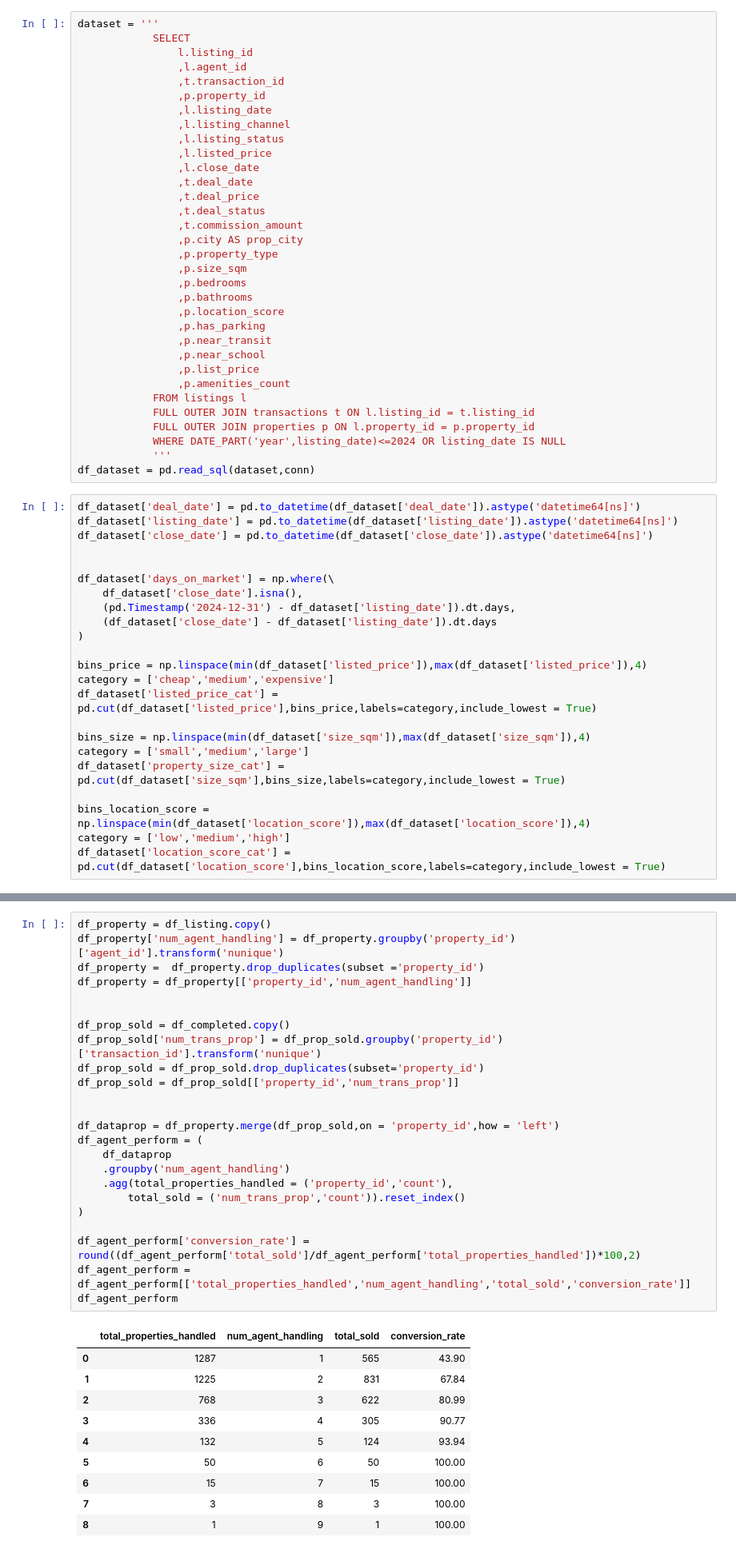
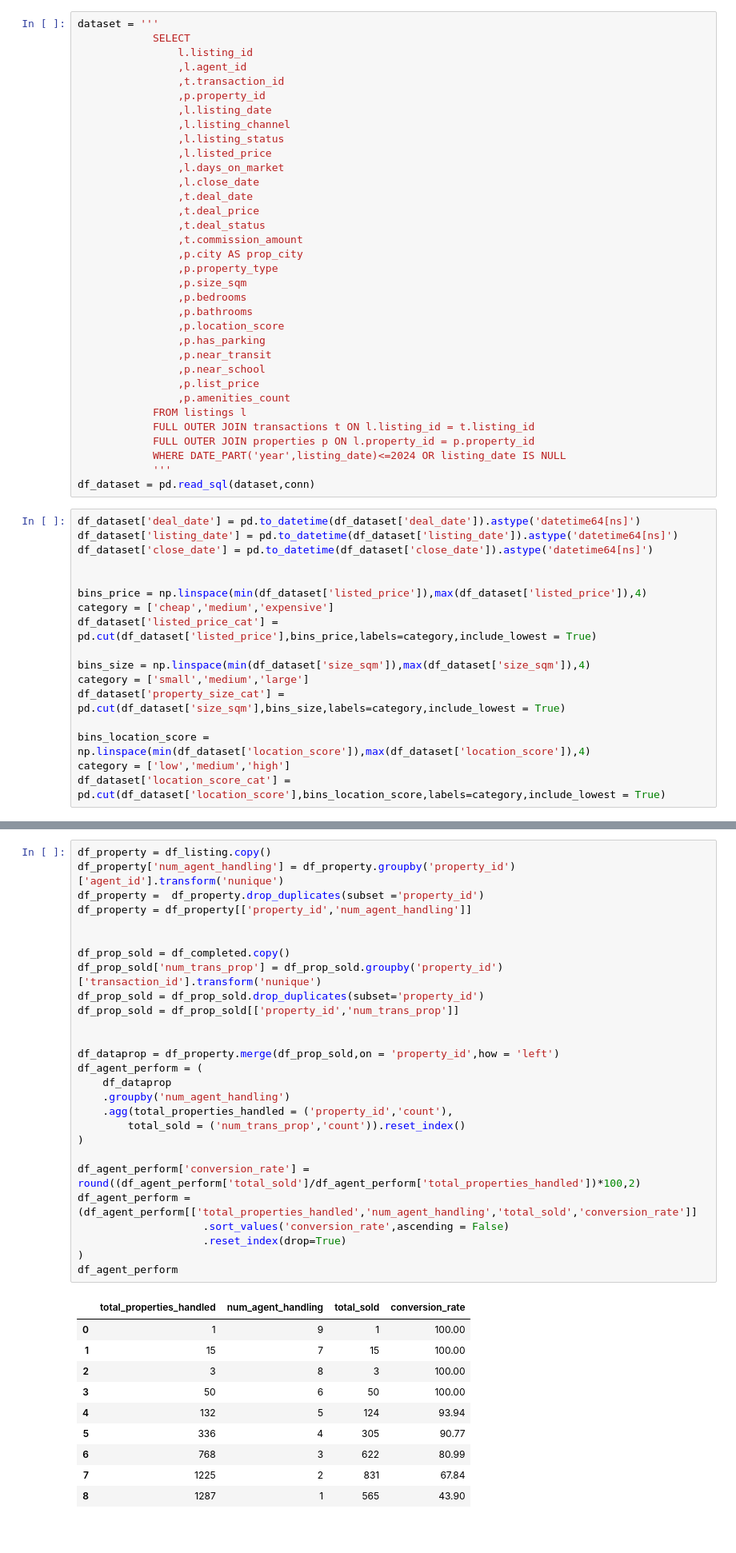
Before and after one commit to hlmtssilvia/Real_Estate_Analysis, a Jupyter notebook: Property And Listing Peformance.ipynb, the cells around one changed output, grey strips where cells are left out. Shown at 80% size. Cells and saved outputs as stored; diff of their text form.

```diff
--- a/Property And Listing Peformance.ipynb
+++ b/Property And Listing Peformance.ipynb
@@ -41,6 +40,7 @@ dataset = '''
                 ,l.listing_channel
                 ,l.listing_status
                 ,l.listed_price
+                ,l.days_on_market
                 ,l.close_date
                 ,t.deal_date
                 ,t.deal_price
@@ -68,12 +68,6 @@ df_dataset['deal_date'] = pd.to_datetime(df_dataset['deal_date']).astype('dateti
 df_dataset['listing_date'] = pd.to_datetime(df_dataset['listing_date']).astype('datetime64[ns]')
 df_dataset['close_date'] = pd.to_datetime(df_dataset['close_date']).astype('datetime64[ns]')
 
-
-df_dataset['days_on_market'] = np.where(\
-    df_dataset['close_date'].isna(),
-    (pd.Timestamp('2024-12-31') - df_dataset['listing_date']).dt.days,
-    (df_dataset['close_date'] - df_dataset['listing_date']).dt.days
-)
 
 bins_price = np.linspace(min(df_dataset['listed_price']),max(df_dataset['listed_price']),4)
 category = ['cheap','medium','expensive']
@@ -808,38 +856,41 @@ df_agent_perform
 # %%
 df_property = df_listing.copy()
 df_property['num_agent_handling'] = df_property.groupby('property_id')['agent_id'].transform('nunique')
 df_property =  df_property.drop_duplicates(subset ='property_id')
 df_property = df_property[['property_id','num_agent_handling']]
 
 
 df_prop_sold = df_completed.copy()
 df_prop_sold['num_trans_prop'] = df_prop_sold.groupby('property_id')['transaction_id'].transform('nunique')
 df_prop_sold = df_prop_sold.drop_duplicates(subset='property_id')
 df_prop_sold = df_prop_sold[['property_id','num_trans_prop']]
 
 
 df_dataprop = df_property.merge(df_prop_sold,on = 'property_id',how = 'left')
 df_agent_perform = (
     df_dataprop
     .groupby('num_agent_handling')
     .agg(total_properties_handled = ('property_id','count'),
         total_sold = ('num_trans_prop','count')).reset_index()
 )
 
 df_agent_perform['conversion_rate'] = round((df_agent_perform['total_sold']/df_agent_perform['total_properties_handled'])*100,2)
-df_agent_perform = df_agent_perform[['total_properties_handled','num_agent_handling','total_sold','conversion_rate']]
+df_agent_perform = (df_agent_perform[['total_properties_handled','num_agent_handling','total_sold','conversion_rate']]
+                    .sort_values('conversion_rate',ascending = False)
+                    .reset_index(drop=True)
+)
 df_agent_perform
 # %% [output]
 |  | total_properties_handled | num_agent_handling | total_sold | conversion_rate |
-| 0 | 1287 | 1 | 565 | 43.90 |
-| 1 | 1225 | 2 | 831 | 67.84 |
-| 2 | 768 | 3 | 622 | 80.99 |
-| 3 | 336 | 4 | 305 | 90.77 |
+| 0 | 1 | 9 | 1 | 100.00 |
+| 1 | 15 | 7 | 15 | 100.00 |
+| 2 | 3 | 8 | 3 | 100.00 |
+| 3 | 50 | 6 | 50 | 100.00 |
 | 4 | 132 | 5 | 124 | 93.94 |
-| 5 | 50 | 6 | 50 | 100.00 |
-| 6 | 15 | 7 | 15 | 100.00 |
-| 7 | 3 | 8 | 3 | 100.00 |
-| 8 | 1 | 9 | 1 | 100.00 |
+| 5 | 336 | 4 | 305 | 90.77 |
+| 6 | 768 | 3 | 622 | 80.99 |
+| 7 | 1225 | 2 | 831 | 67.84 |
+| 8 | 1287 | 1 | 565 | 43.90 |
 # %% [markdown]
 ##
 **Unsold/Aging Metrics**
```
Also changed, not shown: parts of 25 cells of this notebook, 2 other files.
